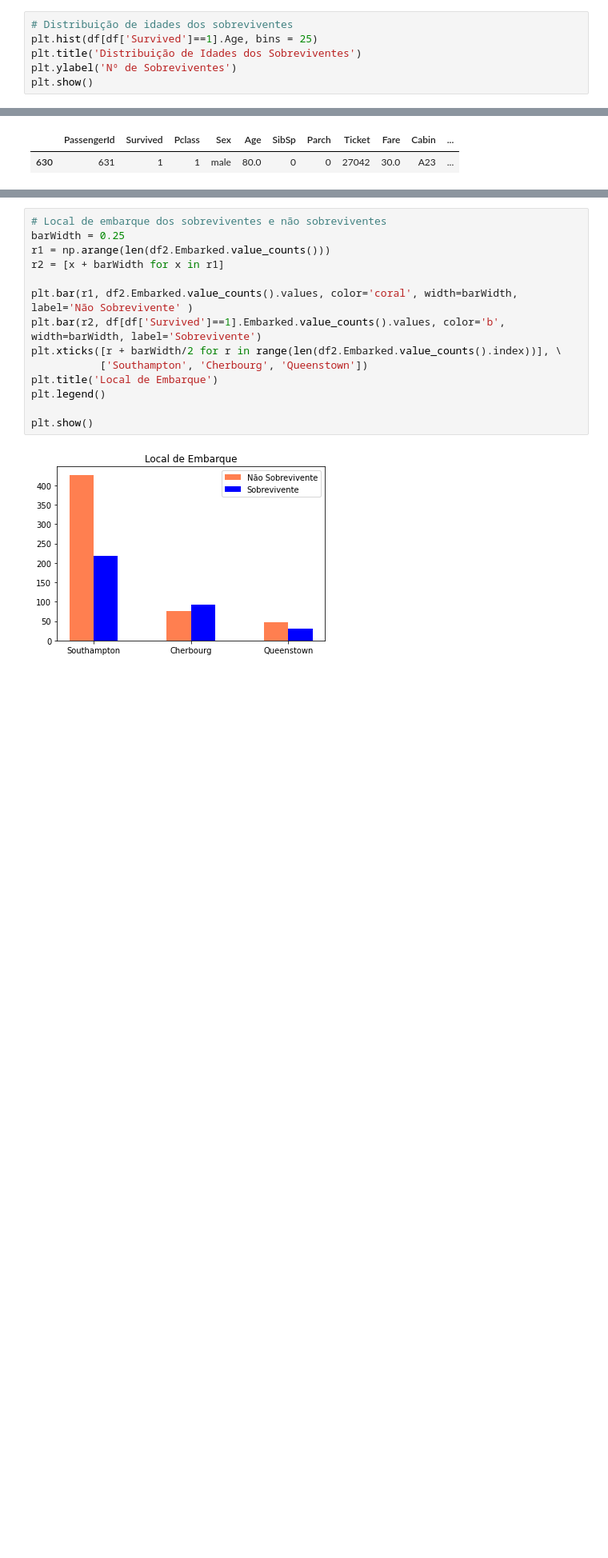
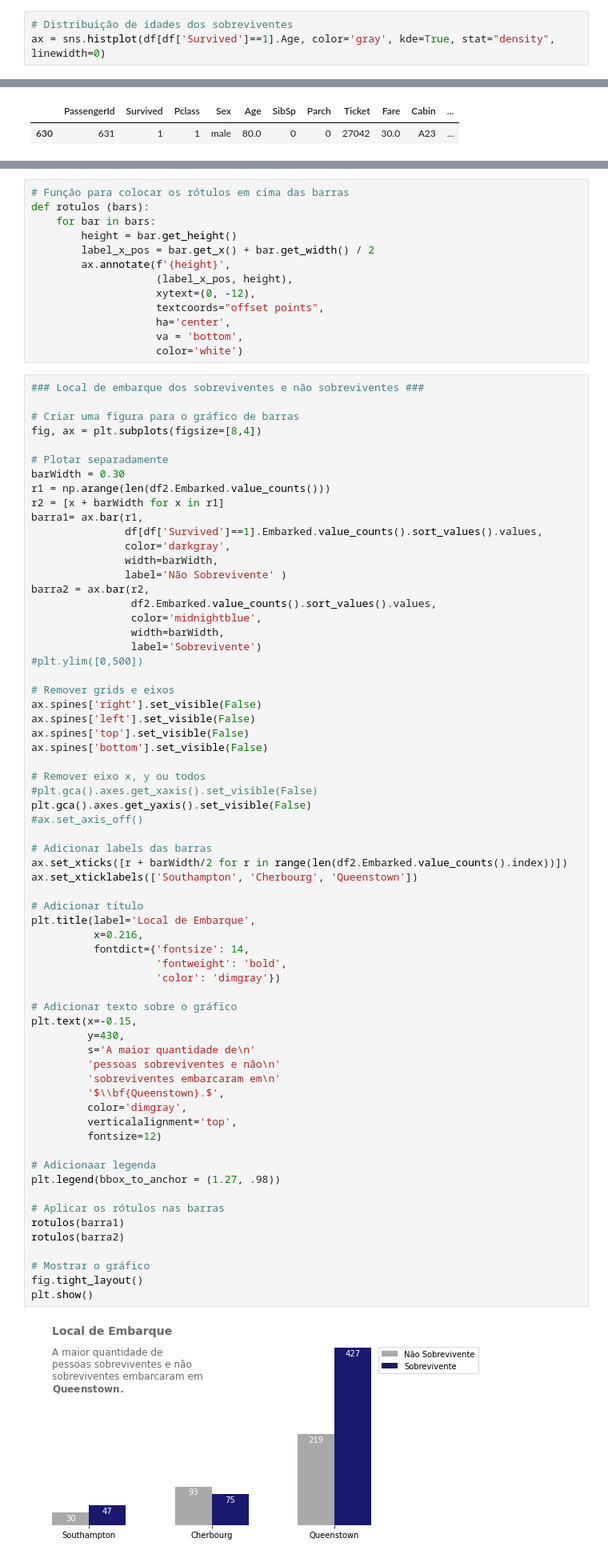
Before and after one commit to douglasfdantas/Python, a Jupyter notebook: Titanic/TitanicSurvivors.ipynb, the cells around one changed output, grey strips where cells are left out. Shown at 80% size. Saved outputs shown, nothing was run; the diff lists cells and outputs as text; blank space fills up the shorter version.

```diff
--- a/Titanic/TitanicSurvivors.ipynb
+++ b/Titanic/TitanicSurvivors.ipynb
@@ -264,7 +281,4 @@ plt.show()
 # %%
 # Distribuição de idades dos sobreviventes
-plt.hist(df[df['Survived']==1].Age, bins = 25)
-plt.title('Distribuição de Idades dos Sobreviventes')
-plt.ylabel('Nº de Sobreviventes')
-plt.show()
+ax = sns.histplot(df[df['Survived']==1].Age, color='gray', kde=True, stat="density", linewidth=0)
 # %% [output]
@@ -327,16 +345,80 @@ plt.show()
+# %%
+# Função para colocar os rótulos em cima das barras
+def rotulos (bars):
+    for bar in bars:
+        height = bar.get_height()
+        label_x_pos = bar.get_x() + bar.get_width() / 2
+        ax.annotate(f'{height}',
+                    (label_x_pos, height),
+                    xytext=(0, -12),
+                    textcoords="offset points",
+                    ha='center',
+                    va = 'bottom',
+                    color='white')
 # %%
-# Local de embarque dos sobreviventes e não sobreviventes
-barWidth = 0.25
+### Local de embarque dos sobreviventes e não sobreviventes ###
+
+# Criar uma figura para o gráfico de barras
+fig, ax = plt.subplots(figsize=[8,4])
+
+# Plotar separadamente
+barWidth = 0.30
 r1 = np.arange(len(df2.Embarked.value_counts()))
 r2 = [x + barWidth for x in r1]
+barra1= ax.bar(r1,
+               df[df['Survived']==1].Embarked.value_counts().sort_values().values,
+               color='darkgray',
+               width=barWidth,
+               label='Não Sobrevivente' )
+barra2 = ax.bar(r2,
+                df2.Embarked.value_counts().sort_values().values,
+                color='midnightblue',
+                width=barWidth,
+                label='Sobrevivente')
+#plt.ylim([0,500])
 
-plt.bar(r1, df2.Embarked.value_counts().values, color='coral', width=barWidth, label='Não Sobrevivente' )
-plt.bar(r2, df[df['Survived']==1].Embarked.value_counts().values, color='b', width=barWidth, label='Sobrevivente')
-plt.xticks([r + barWidth/2 for r in range(len(df2.Embarked.value_counts().index))], \
-           ['Southampton', 'Cherbourg', 'Queenstown'])
-plt.title('Local de Embarque')
-plt.legend()
+# Remover grids e eixos
+ax.spines['right'].set_visible(False)
+ax.spines['left'].set_visible(False)
+ax.spines['top'].set_visible(False)
+ax.spines['bottom'].set_visible(False)
 
+# Remover eixo x, y ou todos
+#plt.gca().axes.get_xaxis().set_visible(False)
+plt.gca().axes.get_yaxis().set_visible(False)
+#ax.set_axis_off()
+
+# Adicionar labels das barras
+ax.set_xticks([r + barWidth/2 for r in range(len(df2.Embarked.value_counts().index))])
+ax.set_xticklabels(['Southampton', 'Cherbourg', 'Queenstown'])
+
+# Adicionar título
+plt.title(label='Local de Embarque',
+          x=0.216,
+          fontdict={'fontsize': 14,
+                    'fontweight': 'bold',
+                    'color': 'dimgray'})
+
+# Adicionar texto sobre o gráfico
+plt.text(x=-0.15,
+         y=430,
+         s='A maior quantidade de\n'
+         'pessoas sobreviventes e não\n'
+         'sobreviventes embarcaram em\n'
+         '$\\bf{Queenstown}.$',
+         color='dimgray',
+         verticalalignment='top',
+         fontsize=12)
+
+# Adicionaar legenda
+plt.legend(bbox_to_anchor = (1.27, .98))
+
+# Aplicar os rótulos nas barras
+rotulos(barra1)
+rotulos(barra2)
+
+# Mostrar o gráfico
+fig.tight_layout()
 plt.show()
 # %% [output]
-[figure, old version]
+[figure, new version]
```
Also changed, not shown: parts of 31 cells of this notebook.
